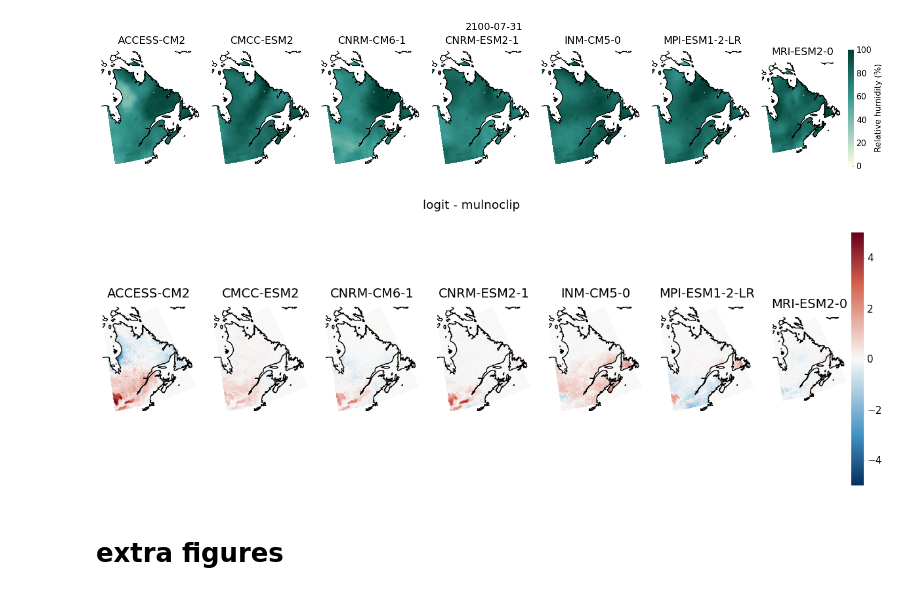
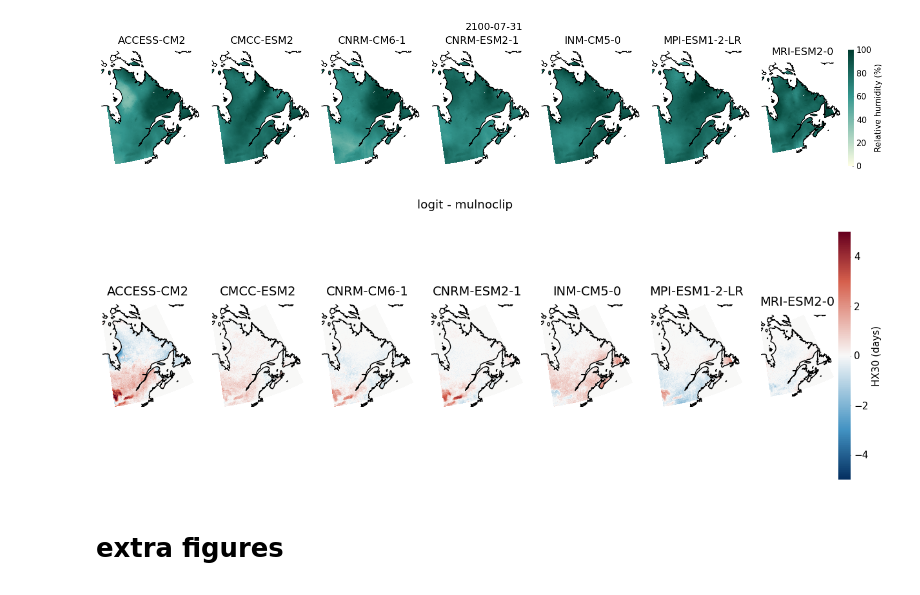
Before and after one commit to Ouranosinc/ESPO-G, a Jupyter notebook: notebooks/hurs.ipynb, the cells around one changed output. Cells and saved outputs as stored; diff of their text form; code cells hidden in the pictures.

```diff
--- a/notebooks/hurs.ipynb
+++ b/notebooks/hurs.ipynb
@@ -194,7 +212,8 @@ lon2=-71
 lat2=56
 fig, axs =plt.subplots(1,2, figsize=(15,8), sharex=True, sharey=True)
 
-f=glob.glob(f"{CONFIG['paths']['tmpdir']}/*ACCESS-CM2*regchunked.zarr")[0]
+#f=glob.glob(f"{CONFIG['paths']['tmpdir']}/*ACCESS-CM2*regchunked.zarr")[0]
+f=glob.glob(f"{CONFIG['logit']}/workdir/*ACCESS-CM2*regchunked.zarr")[0]
 
 ds= xr.open_zarr(f)
 doy = ds['time'].dt.dayofyear
@@ -233,30 +252,35 @@ for p in [[lon1,lat1],[lon2,lat2]]:
 
 
     # future value regridded
-    f=glob.glob(f"{CONFIG['paths']['tmpdir']}/*ACCESS-CM2*regchunked.zarr")[0]
+    #f=glob.glob(f"{CONFIG['paths']['tmpdir']}/*ACCESS-CM2*regchunked.zarr")[0]
+    f=glob.glob(f"{CONFIG['logit']}/workdir/*ACCESS-CM2*regchunked.zarr")[0]
 
     ds= xr.open_zarr(f)
     ds=xs.spatial.subset(ds, method='gridpoint', name='p', lon=p[0],lat=p[1])
-    axs[i].axhline(ds.hurs.sel(time='2100-12-31').values, color='black', linestyle=":",label='2100-12-31 value raw')
+    axs[i].axhline(ds.hurs.sel(time='2100-12-31').values, color='black', linestyle=":",
+                   label='2100-12-31 value raw', linewidth=5)
 
     #logit
     da_sub_logit=xs.spatial.subset(ds_logit, method='gridpoint', name='p', lon=p[0],lat=p[1])
-    axs[i].axhline(da_sub_logit.hurs.sel(time='2100-12-31').values, color='orange', linestyle="--",label='2100-12-31 value logit')
+    axs[i].axhline(da_sub_logit.hurs.sel(time='2100-12-31').values, color='orange', linestyle="--",
+                   label='2100-12-31 value logit')
 
     #mulclip
     da_sub_mulclip=xs.spatial.subset(ds_mulclip, method='gridpoint', name='p', lon=p[0],lat=p[1])
-    axs[i].axhline(da_sub_mulclip.hurs.sel(time='2100-12-31').values, color=style_colors[1], linestyle="--",label='2100-12-31 value mulclip')
+    axs[i].axhline(da_sub_mulclip.hurs.sel(time='2100-12-31').values, color=style_colors[1],
+                   linestyle="--",label='2100-12-31 value mulclip')
 
     #mulnoclip
     da_sub_mulnoclip=xs.spatial.subset(ds_mulnoclip, method='gridpoint', name='p', lon=p[0],lat=p[1])
-    axs[i].axhline(da_sub_mulnoclip.hurs.sel(time='2100-12-31').values, color=style_colors[0], linestyle="--",label='2100-12-31 value mulnoclip')
+    axs[i].axhline(da_sub_mulnoclip.hurs.sel(time='2100-12-31').values, color=style_colors[0],
+                   linestyle="--",label='2100-12-31 value mulnoclip')
 
 
 
     i+=1
 
-axs[0].axvline(0.49, color='black', linestyle=":")
-axs[1].axvline(0.15, color='black', linestyle=":")
+axs[0].axvline(0.49, color='black', linestyle=":", linewidth=5)
+axs[1].axvline(0.15, color='black', linestyle=":", linewidth=5)
 
 axs[0].set_ylabel('Relative humidity (%)')
 axs[0].set_xlabel('Quantile')
@@ -267,7 +291,7 @@ axs[1].set_title('outside patch')
 axs[1].set_title('▼', color='red', loc='right')
 
 plt.legend()
-fig.suptitle('DOY 365')
+#fig.suptitle('DOY 365')
 fig.tight_layout()
 
-#plt.savefig(f"{CONFIG['tmppath']}/figures/dist.png")
+plt.savefig(f"{CONFIG['tmppath']}/figures/dist.png")
@@ -337,39 +348,40 @@ plt.savefig(f"{CONFIG['tmppath']}/figures/mulnoclip-summer.png")
 # hx30 logit- mulnoclip
 fig, axs =plt.subplots(1,7, figsize=(15,5),subplot_kw=dict(projection=ccrs.LambertConformal()))
 i=0
 
 
 for s in source:
-    f=glob.glob(f'{CONFIG['logit']}/staging/simulation/biasadjusted/ESPO-G6-E5L_v11/CMIP6/ScenarioMIP/QC-E5L/*/*/*/*/day/*/*{s}*ssp245*')
+    f=glob.glob(f"{CONFIG['logit']}/staging/simulation/biasadjusted/ESPO-G6-E5L_v11/CMIP6/ScenarioMIP/QC-E5L/*/*/*/*/day/*/*{s}*ssp245*")
     ds_logit= xr.open_mfdataset(f, engine='zarr').sel(time=slice('2071','2100'))
-    hxmax_logit = xc.atmos.humidex(hurs=ds_logit['hursTasmax'], tas=ds_logit['tasmax']).to_dataset()
+    hxmax_logit = xc.convert.humidex(hurs=ds_logit['hursTasmax'], tas=ds_logit['tasmax']).to_dataset()
 
 
-    f=glob.glob(f'{CONFIG['mulnoclip']}/staging/simulation/biasadjusted/ESPO-G6-E5L_v11/CMIP6/ScenarioMIP/QC-E5L/*/*/*/*/day/*/*{s}*ssp245*')
+    f=glob.glob(f"{CONFIG['mulnoclip']}/staging/simulation/biasadjusted/ESPO-G6-E5L_v11/CMIP6/ScenarioMIP/QC-E5L/*/*/*/*/day/*/*{s}*ssp245*")
     ds_mulno= xr.open_mfdataset(f, engine='zarr').sel(time=slice('2071','2100'))
-    hxmax_mulno = xc.atmos.humidex(hurs=ds_mulno['hursTasmax'], tas=ds_mulno['tasmax']).to_dataset()
+    hxmax_mulno = xc.convert.humidex(hurs=ds_mulno['hursTasmax'], tas=ds_mulno['tasmax']).to_dataset()
 
 
     ind_logit= hx_days_above(hxmax_logit.humidex, thresh=f"30 degC").mean(dim='time')
     ind_mulno= hx_days_above(hxmax_mulno.humidex, thresh=f"30 degC").mean(dim='time')
     # fg.gridmap(ind_logit, ax=axs[0,i],features=['coastline'], cmap='temp_seq',
     #    plot_kw={'vmin':0, 'vmax':130,"add_colorbar": True if i==6 else False},
     #           )
     # fg.gridmap(ind_mulno, ax=axs[1,i],features=['coastline'],cmap='temp_seq',
     #    plot_kw={'vmin':0, 'vmax':130,"add_colorbar": True if i==6 else False},
     #           )
-
     diff= ind_logit -ind_mulno
+    diff.attrs['long_name']= "HX30"
+    diff.attrs['units']= "days"
     fg.gridmap(diff, ax=axs[i],features=['coastline'],cmap='temp_div',
        plot_kw={'vmin':-5, 'vmax':5,"add_colorbar": True if i==6 else False},
               )
     axs[i].set_title(s)
     i+=1
 fig.suptitle('logit - mulnoclip')
 
 plt.savefig(f"{CONFIG['tmppath']}/figures/diff.png")
 # %% [output]
-[figure, old version]
+[figure, new version]
 # %% [markdown]
 # extra figures
 # %%
```
Also changed, not shown: parts of 13 cells of this notebook.
